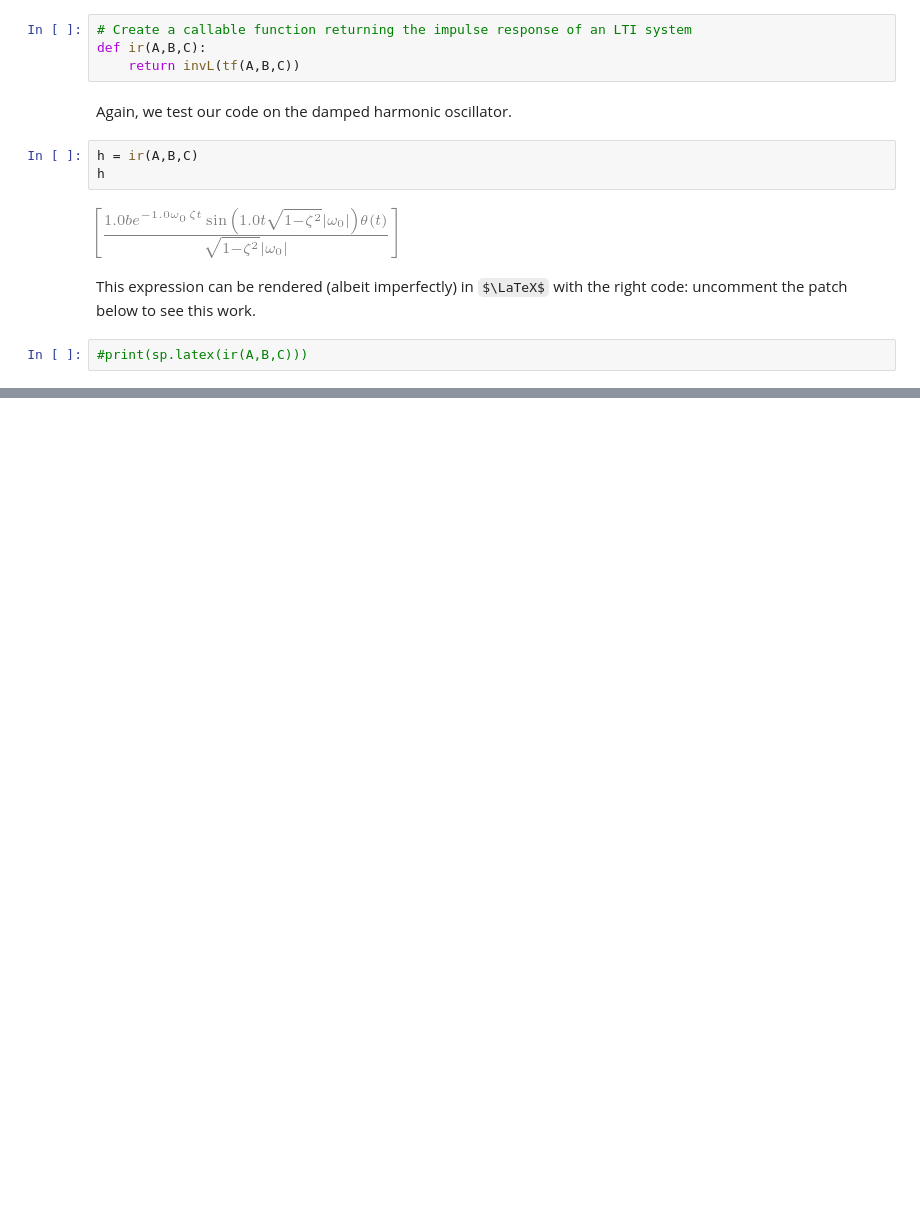
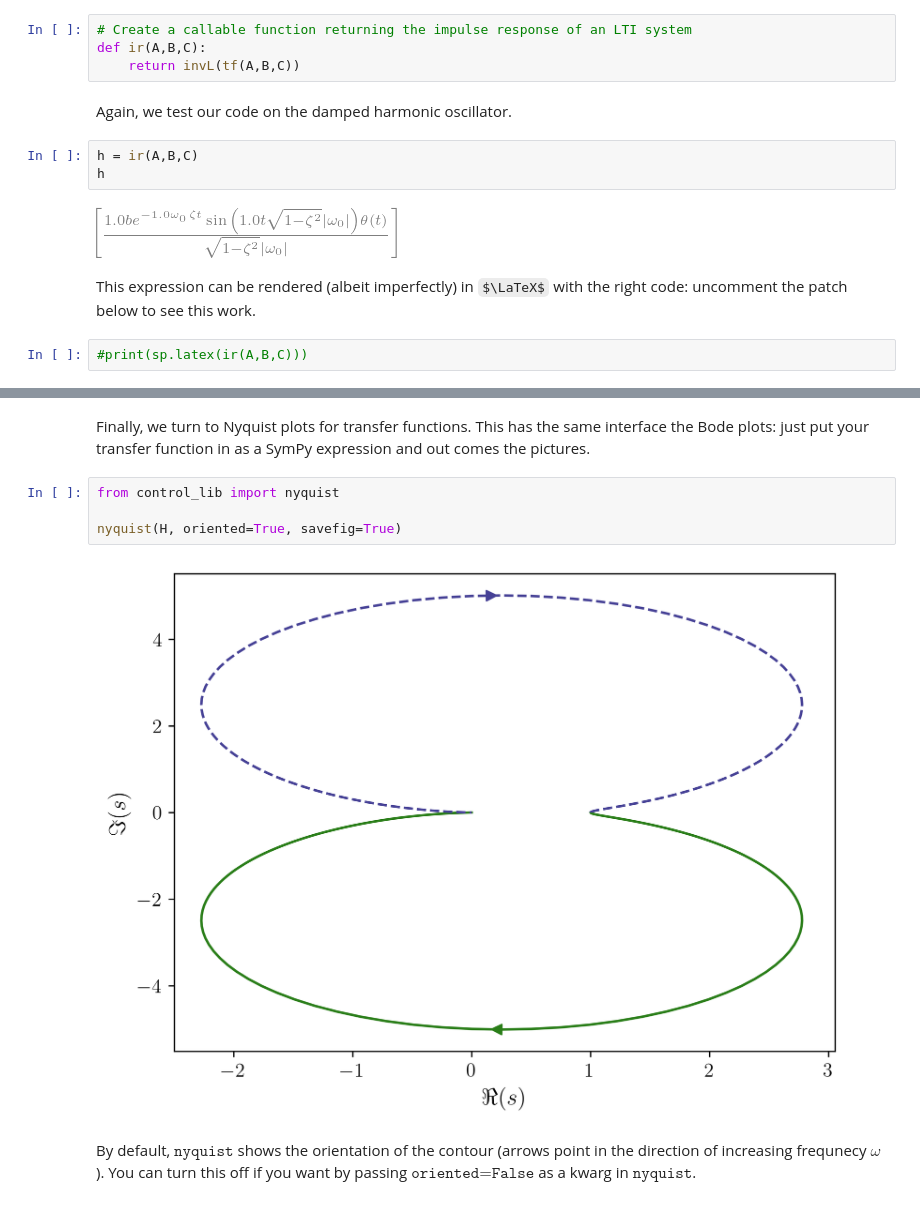
Before and after one commit to ageorgemorgan/control_thry, a Jupyter notebook: tf_and_ir.ipynb, the cells around one changed output, grey strips where cells are left out. Saved outputs shown, nothing was run; the diff lists cells and outputs as text; some formulas as TeX source; blank space fills up the shorter version.

```diff
--- a/tf_and_ir.ipynb
+++ b/tf_and_ir.ipynb
@@ -98,0 +108,10 @@ bode(H)
+# %% [markdown]
+Finally, we turn to Nyquist plots for transfer functions. This has the same interface the Bode plots: just put your transfer function in as a SymPy expression and out comes the pictures.
+# %%
+from control_lib import nyquist
+
+nyquist(H, oriented=True, savefig=True)
+# %% [output]
+[figure, added]
+# %% [markdown]
+By default, $\texttt{nyquist}$ shows the orientation of the contour (arrows point in the direction of increasing frequnecy $\omega$). You can turn this off if you want by passing $\texttt{oriented=False}$ as a kwarg in $\texttt{nyquist}$.
```
Also changed, not shown: parts of 5 cells of this notebook, 1 other file.
